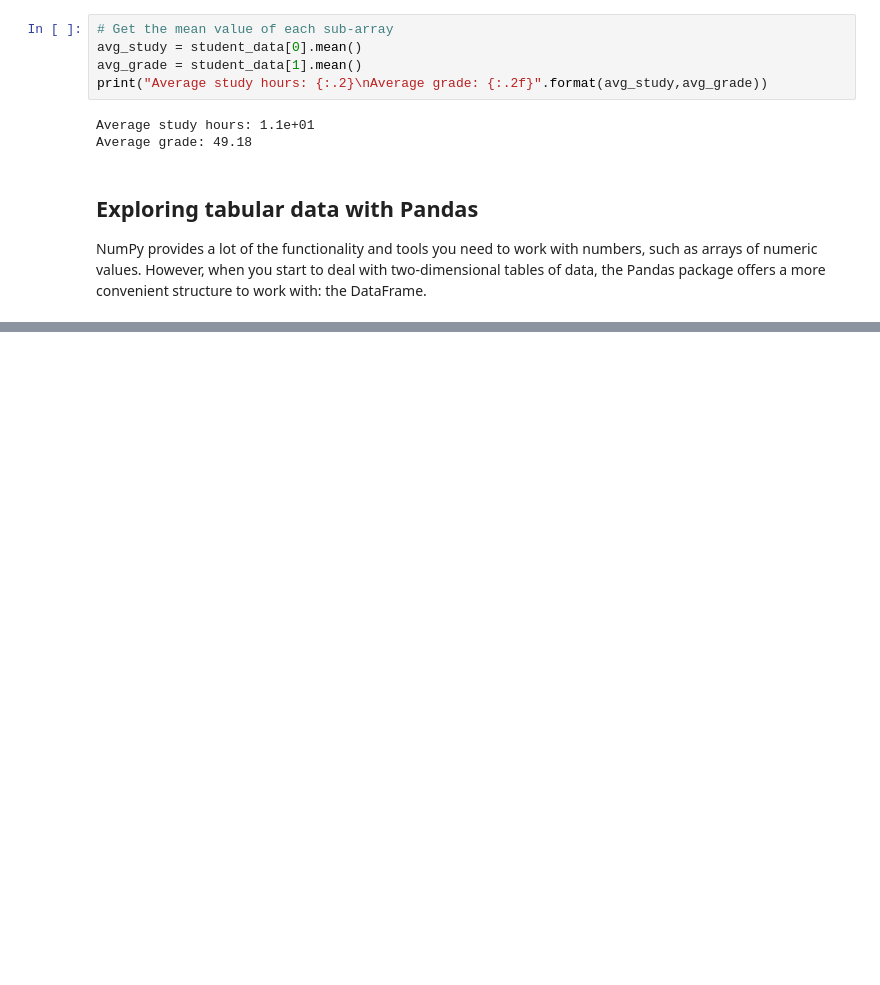
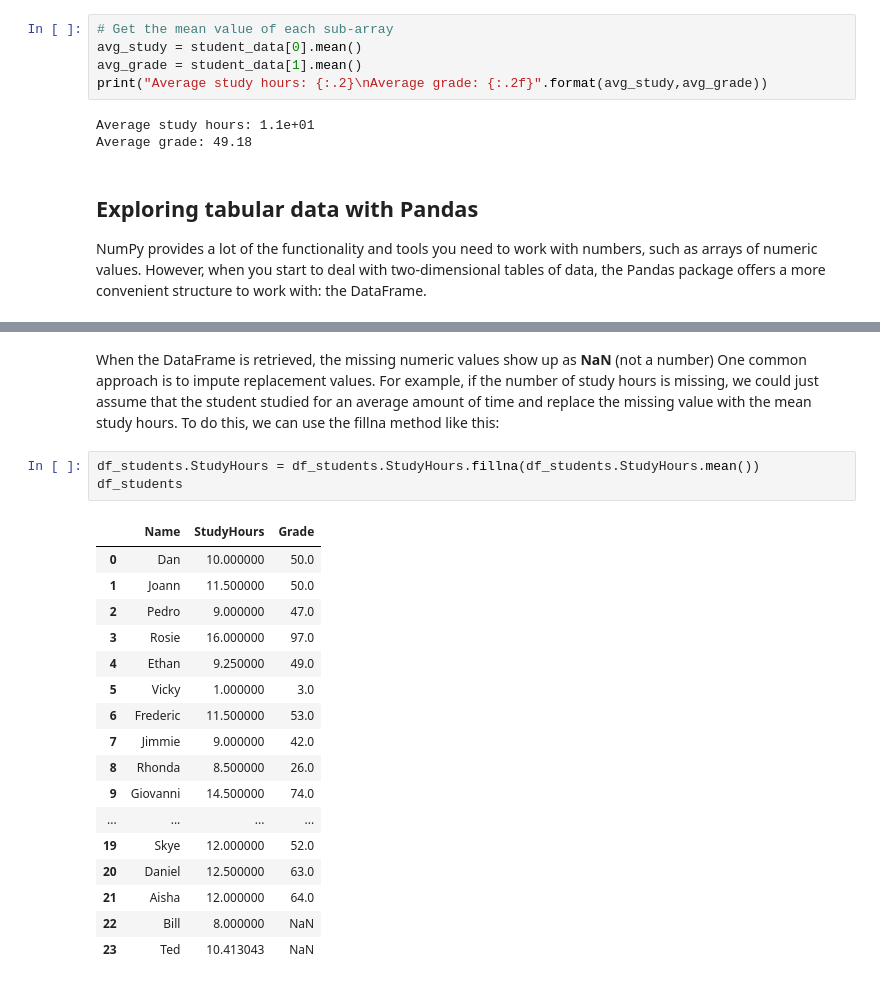
Before and after one commit to migueltrujillo07/MyDataRoad, a Jupyter notebook: exploreData.ipynb, the cells around one changed output, grey strips where cells are left out. Cells and saved outputs as stored; diff of their text form; blank space fills up the shorter version.

```diff
--- a/exploreData.ipynb
+++ b/exploreData.ipynb
@@ -100,0 +264,24 @@ impor
+# %% [markdown]
+When the DataFrame is retrieved, the missing numeric values show up as **NaN** (not a number)
+One common approach is to impute replacement values. For example, if the number of study hours is missing, we could just assume that the student studied for an average amount of time and replace the missing value with the mean study hours. To do this, we can use the fillna method like this:
+# %%
+df_students.StudyHours = df_students.StudyHours.fillna(df_students.StudyHours.mean())
+df_students
+# %% [output]
+|  | Name | StudyHours | Grade |
+| 0 | Dan | 10.000000 | 50.0 |
+| 1 | Joann | 11.500000 | 50.0 |
+| 2 | Pedro | 9.000000 | 47.0 |
+| 3 | Rosie | 16.000000 | 97.0 |
+| 4 | Ethan | 9.250000 | 49.0 |
+| 5 | Vicky | 1.000000 | 3.0 |
+| 6 | Frederic | 11.500000 | 53.0 |
+| 7 | Jimmie | 9.000000 | 42.0 |
+| 8 | Rhonda | 8.500000 | 26.0 |
+| 9 | Giovanni | 14.500000 | 74.0 |
+| ... | ... | ... | ... |
+| 19 | Skye | 12.000000 | 52.0 |
+| 20 | Daniel | 12.500000 | 63.0 |
+| 21 | Aisha | 12.000000 | 64.0 |
+| 22 | Bill | 8.000000 | NaN |
+| 23 | Ted | 10.413043 | NaN |
```
Also changed, not shown: parts of 24 cells of this notebook.
